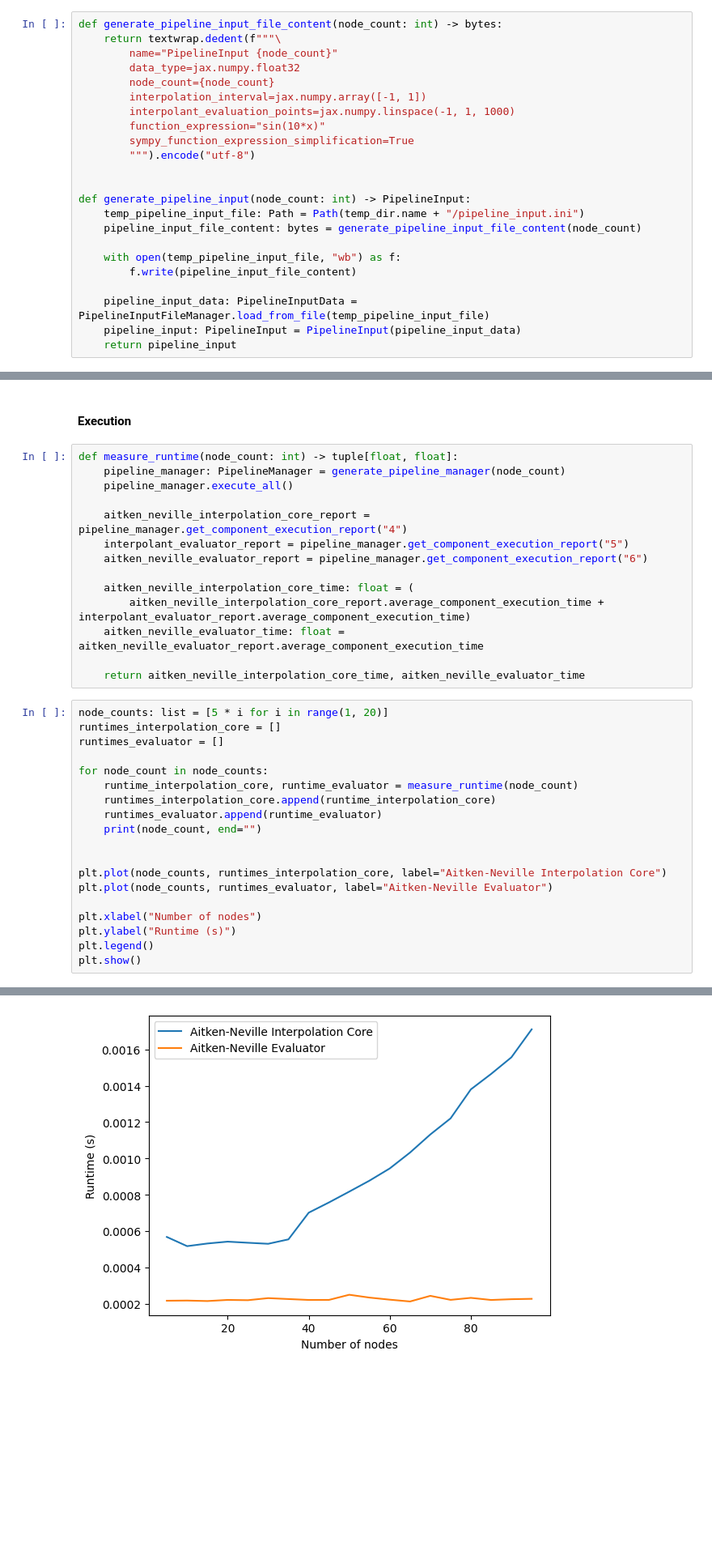
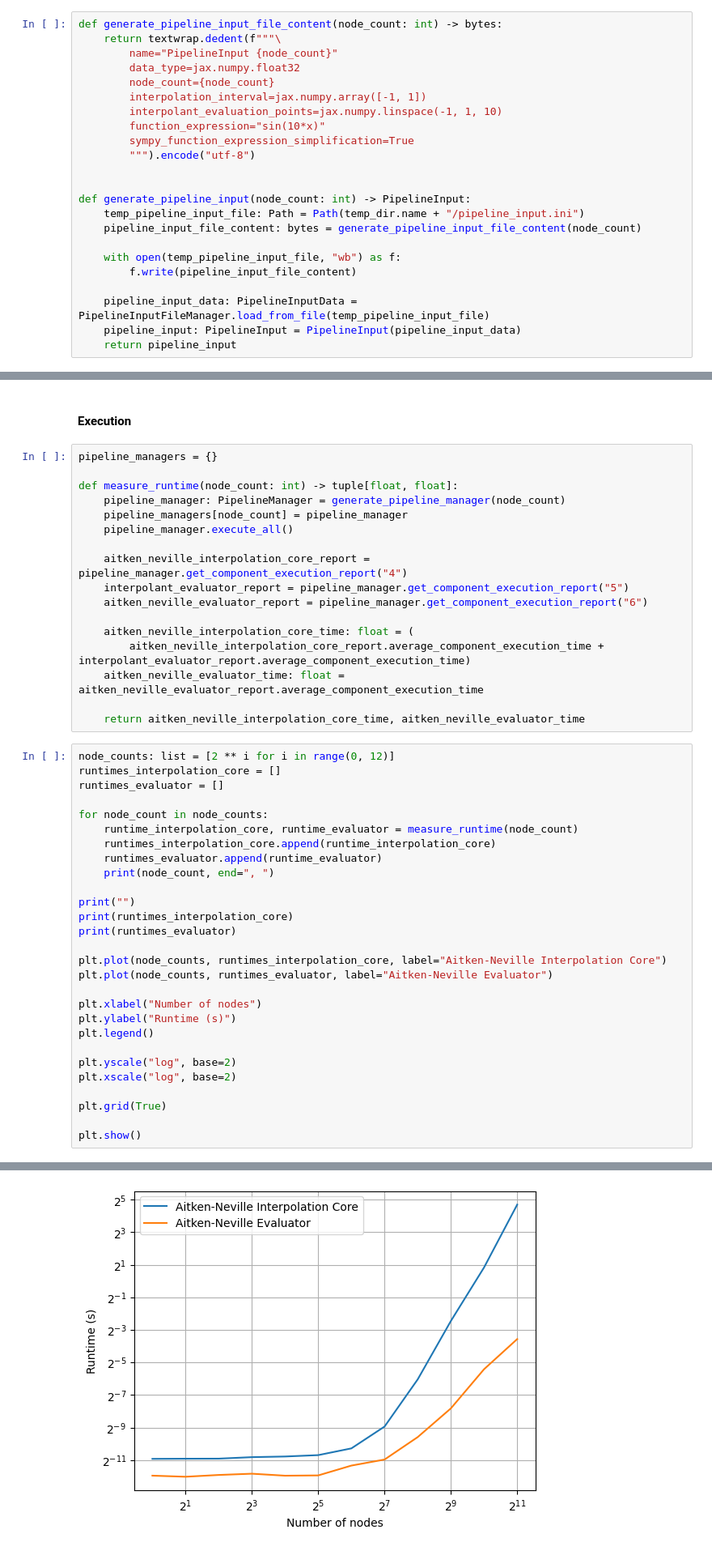
Before and after one commit to JannikGabler/25ST-Bachelor-Researchproject, a Jupyter notebook: research/src/runtime/runtime_comparison_aitken_neville_variants.ipynb, the cells around one changed output, grey strips where cells are left out. Shown: that part at 81% size. Cells and saved outputs as stored; diff of their text form; blank space fills up the shorter version.

```diff
--- a/research/src/runtime/runtime_comparison_aitken_neville_variants.ipynb
+++ b/research/src/runtime/runtime_comparison_aitken_neville_variants.ipynb
@@ -74,7 +74,7 @@ def generate_pipeline_input_file_content(node_count: int) -> bytes:
         data_type=jax.numpy.float32
         node_count={node_count}
         interpolation_interval=jax.numpy.array([-1, 1])
-        interpolant_evaluation_points=jax.numpy.linspace(-1, 1, 1000)
+        interpolant_evaluation_points=jax.numpy.linspace(-1, 1, 10)
         function_expression="sin(10*x)"
         sympy_function_expression_simplification=True
         """).encode("utf-8")
@@ -101,8 +101,11 @@ def generate_pipeline_manager(node_count: int) -> PipelineManager:
 # %% [markdown]
 #### Execution
 # %%
+pipeline_managers = {}
+
 def measure_runtime(node_count: int) -> tuple[float, float]:
     pipeline_manager: PipelineManager = generate_pipeline_manager(node_count)
+    pipeline_managers[node_count] = pipeline_manager
     pipeline_manager.execute_all()
 
     aitken_neville_interpolation_core_report = pipeline_manager.get_component_execution_report("4")
@@ -115,7 +118,7 @@ def measure_runtime(node_count: int) -> tuple[float, float]:
 
     return aitken_neville_interpolation_core_time, aitken_neville_evaluator_time
 # %%
-node_counts: list = [5 * i for i in range(1, 20)]
+node_counts: list = [2 ** i for i in range(0, 12)]
 runtimes_interpolation_core = []
 runtimes_evaluator = []
 
@@ -123,8 +126,11 @@ for node_count in node_counts:
     runtime_interpolation_core, runtime_evaluator = measure_runtime(node_count)
     runtimes_interpolation_core.append(runtime_interpolation_core)
     runtimes_evaluator.append(runtime_evaluator)
-    print(node_count, end="")
+    print(node_count, end=", ")
 
+print("")
+print(runtimes_interpolation_core)
+print(runtimes_evaluator)
 
 plt.plot(node_counts, runtimes_interpolation_core, label="Aitken-Neville Interpolation Core")
 plt.plot(node_counts, runtimes_evaluator, label="Aitken-Neville Evaluator")
@@ -132,5 +138,11 @@ plt.plot(node_counts, runtimes_evaluator, label="Aitken-Neville Evaluator")
 plt.xlabel("Number of nodes")
 plt.ylabel("Runtime (s)")
 plt.legend()
+
+plt.yscale("log", base=2)
+plt.xscale("log", base=2)
+
+plt.grid(True)
+
 plt.show()
 # %% [output]
@@ -138 +152 @@ plt.show()
-[figure, old version]
+[figure, new version]
```
Also changed, not shown: parts of 1 cell of this notebook, 21 other files.
